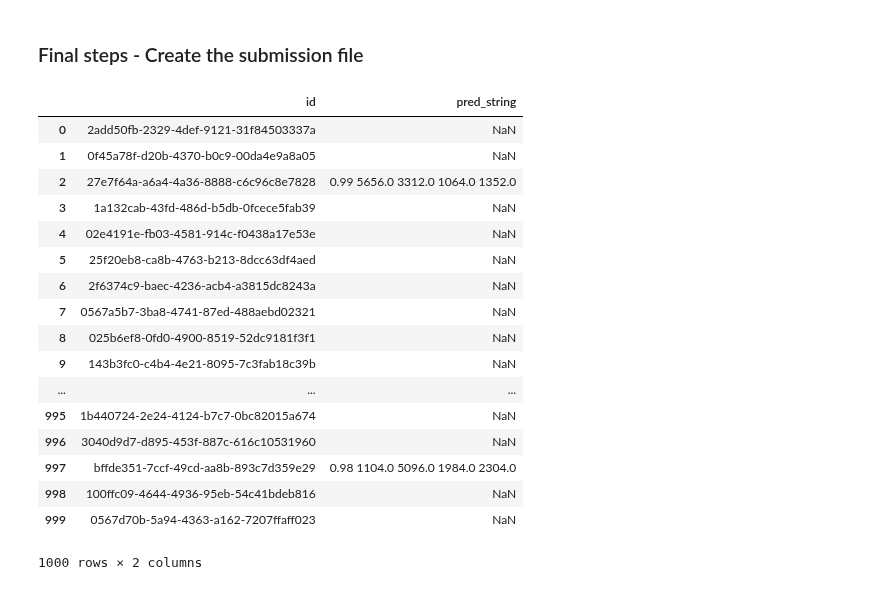
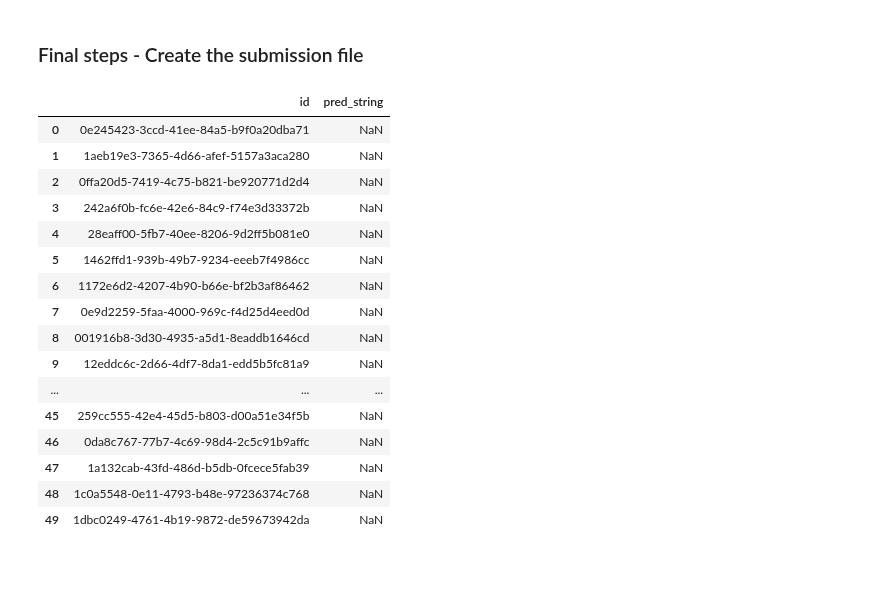
Before and after one commit to mdai/ml-lessons, a Jupyter notebook: lesson3-rsna-pneumonia-detection-kaggle.ipynb, the cells around one changed output. Cells and saved outputs as stored; diff of their text form; code cells hidden in the pictures.

```diff
--- a/lesson3-rsna-pneumonia-detection-kaggle.ipynb
+++ b/lesson3-rsna-pneumonia-detection-kaggle.ipynb
@@ -586,22 +609,21 @@ predict(test_image_fps, filepath=sample_submission_fp)
 # %%
 output = pd.read_csv(sample_submission_fp, names=['id', 'pred_string'])
-output.head(1000)
+output.head(50)
 # %% [output]
 |  | id | pred_string |
-| 0 | 2add50fb-2329-4def-9121-31f84503337a | NaN |
-| 1 | 0f45a78f-d20b-4370-b0c9-00da4e9a8a05 | NaN |
-| 2 | 27e7f64a-a6a4-4a36-8888-c6c96c8e7828 | 0.99 5656.0 3312.0 1064.0 1352.0 |
-| 3 | 1a132cab-43fd-486d-b5db-0fcece5fab39 | NaN |
-| 4 | 02e4191e-fb03-4581-914c-f0438a17e53e | NaN |
-| 5 | 25f20eb8-ca8b-4763-b213-8dcc63df4aed | NaN |
-| 6 | 2f6374c9-baec-4236-acb4-a3815dc8243a | NaN |
-| 7 | 0567a5b7-3ba8-4741-87ed-488aebd02321 | NaN |
-| 8 | 025b6ef8-0fd0-4900-8519-52dc9181f3f1 | NaN |
-| 9 | 143b3fc0-c4b4-4e21-8095-7c3fab18c39b | NaN |
+| 0 | 0e245423-3ccd-41ee-84a5-b9f0a20dba71 | NaN |
+| 1 | 1aeb19e3-7365-4d66-afef-5157a3aca280 | NaN |
+| 2 | 0ffa20d5-7419-4c75-b821-be920771d2d4 | NaN |
+| 3 | 242a6f0b-fc6e-42e6-84c9-f74e3d33372b | NaN |
+| 4 | 28eaff00-5fb7-40ee-8206-9d2ff5b081e0 | NaN |
+| 5 | 1462ffd1-939b-49b7-9234-eeeb7f4986cc | NaN |
+| 6 | 1172e6d2-4207-4b90-b66e-bf2b3af86462 | NaN |
+| 7 | 0e9d2259-5faa-4000-969c-f4d25d4eed0d | NaN |
+| 8 | 001916b8-3d30-4935-a5d1-8eaddb1646cd | NaN |
+| 9 | 12eddc6c-2d66-4df7-8da1-edd5b5fc81a9 | NaN |
 | ... | ... | ... |
-| 995 | 1b440724-2e24-4124-b7c7-0bc82015a674 | NaN |
-| 996 | 3040d9d7-d895-453f-887c-616c10531960 | NaN |
-| 997 | bffde351-7ccf-49cd-aa8b-893c7d359e29 | 0.98 1104.0 5096.0 1984.0 2304.0 |
-| 998 | 100ffc09-4644-4936-95eb-54c41bdeb816 | NaN |
-| 999 | 0567d70b-5a94-4363-a162-7207ffaff023 | NaN |
+| 45 | 259cc555-42e4-45d5-b803-d00a51e34f5b | NaN |
+| 46 | 0da8c767-77b7-4c69-98d4-2c5c91b9affc | NaN |
+| 47 | 1a132cab-43fd-486d-b5db-0fcece5fab39 | NaN |
+| 48 | 1c0a5548-0e11-4793-b48e-97236374c768 | NaN |
+| 49 | 1dbc0249-4761-4b19-9872-de59673942da | NaN |
-1000 rows × 2 columns
```
Also changed, not shown: parts of 12 cells of this notebook.
